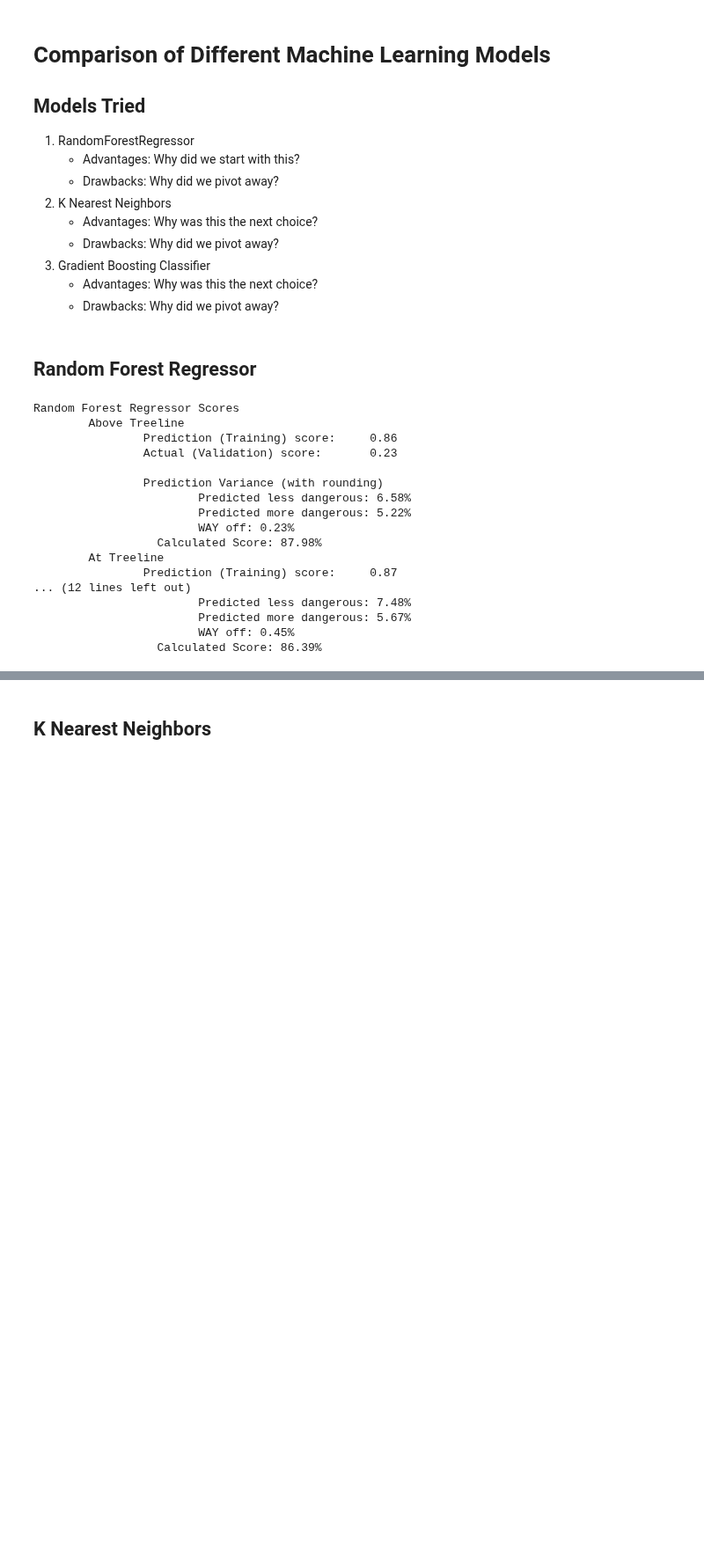
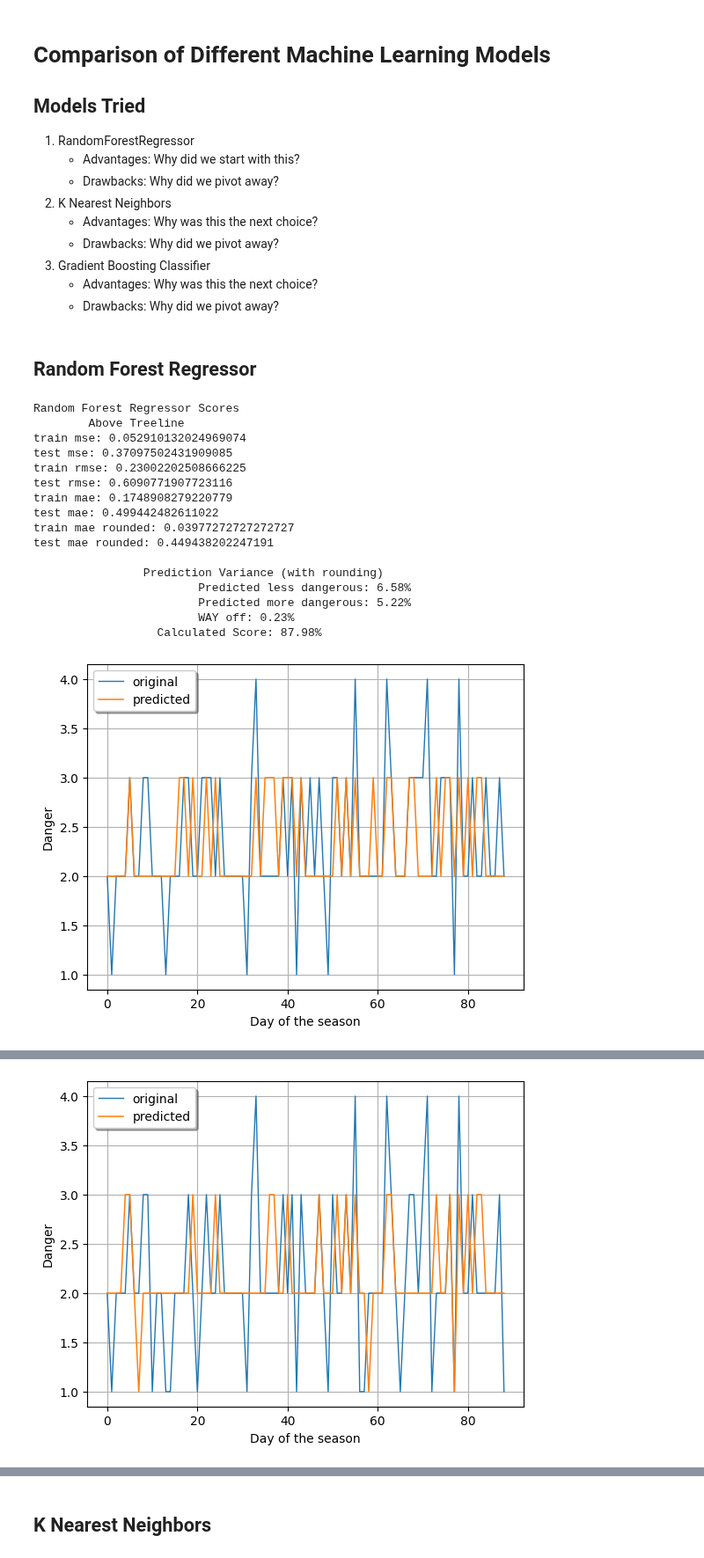
Before and after one commit to itsjpb/470-avalanche-prediction, a Jupyter notebook: jupyter/model_comparison.ipynb, the cells around one changed output, grey strips where cells are left out. Shown at 88% size. Cells and saved outputs as stored; diff of their text form; code cells hidden in the pictures; blank space fills up the shorter version.

Commit message:
Simple plot, bar graph would be better

```diff
--- a/jupyter/model_comparison.ipynb
+++ b/jupyter/model_comparison.ipynb
@@ -16,60 +16,59 @@
 ## Random Forest Regressor
 # %%
 def random_forest_prediction():
+    # --- Load Data ---
     import pandas as pd
-
     ESN = pd.read_csv('../content/csv/FINALDATASET_EastSlopesNorth.csv')
     WSN = pd.read_csv('../content/csv/FINALDATASET_WestSlopesNorth.csv')
     WSS = pd.read_csv('../content/csv/FINALDATASET_WestSlopesSouth.csv')
-
     assert all(ESN.columns) == all(WSN.columns) and all(ESN.columns) == all(WSS.columns), \
         'All dataframes should have the same columns'
-
-        # Combine dataframes
-
+    # Combine dataframes
     DATA = pd.concat([ESN, WSN, WSS], axis=0, ignore_index=True)
-
     # Show any rows with NaN
     DATA[DATA.isna().any(axis=1)]
-
     # Todo: try dropping NaN columns instead
     DATA.fillna(DATA.mean(numeric_only=True), inplace=True)
-
     # Todo: should we try to use these?
     DATA.drop(['Date', 'Area'], axis=1, inplace=True)
-
-    # Try normalizing: does not help
-    # for col in DATA.columns:
-        # DATA[col] = (DATA[col]-DATA[col].mean())/DATA[col].std()
-    # DATA=(DATA-DATA.min())/(DATA.max()-DATA.min())
-
     # Can uncomment to make prediction better
     DATA.drop(
         ['Yesterday Danger Above Treeline',
          'Yesterday Danger At Treeline',
          'Yesterday Danger Below Treeline'], axis=1, inplace=True)
+    # --- Done Loading Data ---
 
-    from sklearn.model_selection import train_test_split
-    from sklearn.metrics import r2_score
-    from sklearn.ensemble import RandomForestRegressor
+    # --- Train Model ---
+    def make_prediction_rfr(df, y_col):
+        from sklearn.model_selection import train_test_split
+        from sklearn.metrics import r2_score, mean_squared_error, mean_absolute_error
+        from sklearn.ensemble import RandomForestRegressor
 
-    def make_prediction_rfr(df, y_col):
+        # Separate columns
         x = df.drop(y_col, axis=1)
         y = df[y_col]
 
         x_train, x_test, y_train, y_test = train_test_split(x, y, random_state=42, test_size=0.2)
 
         rf_regressor = RandomForestRegressor(random_state=42)
-
         rf_regressor.fit(x_train, y_train)
 
         y_pred_train = rf_regressor.predict(x_train)
         y_pred_test = rf_regressor.predict(x_test)
 
         print('\t' + y_col)
-        print('\t\tPrediction (Training) score:\t', '{0:.2f}'.format(r2_score(y_train, y_pred_train)))
-        print('\t\tActual (Validation) score:\t', '{0:.2f}'.format(r2_score(y_test, y_pred_test)))
+        # print('\t\tPrediction (Training) score:\t', '{0:.2f}'.format(r2_score(y_train, y_pred_train)))
+        # print('\t\tActual (Validation) score:\t', '{0:.2f}'.format(r2_score(y_test, y_pred_test)))
+        print('train mse:', mean_squared_error(y_train, y_pred_train))
+        print('test mse:', mean_squared_error(y_test, y_pred_test))
+        print('train rmse:', mean_squared_error(y_train, y_pred_train)**.5)
+        print('test rmse:', mean_squared_error(y_test, y_pred_test)**.5)
+        print('train mae:', mean_absolute_error(y_train, y_pred_train))
+        print('test mae:', mean_absolute_error(y_test, y_pred_test))
+        print('train mae rounded:', mean_absolute_error(y_train, [round(y) for y in y_pred_train]))
+        print('test mae rounded:', mean_absolute_error(y_test, [round(y) for y in y_pred_test]))
 
+        # Perform own evaluation
         predicted = rf_regressor.predict(x)
         actual = y
         assert len(predicted) == len(actual)
@@ -94,39 +93,52 @@ def random_forest_prediction():
         correct_pct = '{0:.2f}'.format(100.0*(total - under_predict - over_predict - way_off) / total)
         print('\n\t\tPrediction Variance (with rounding)')
         print('\t\t\tPredicted less dangerous:', f'{under_pct}%')
         print('\t\t\tPredicted more dangerous:', f'{over_pct}%')
         print('\t\t\tWAY off:', f'{way_pct}%')
         print('\t\t  Calculated Score:', f'{correct_pct}%')
 
+        # https://www.datatechnotes.com/2020/09/regression-example-with-randomforestregressor.html
+        import matplotlib.pyplot as plt
+        x_ax = range(len(y_test))
+        plt.plot(x_ax, y_test, linewidth=1, label='original')
+        plt.plot(x_ax, [round(y) for y in y_pred_test], linewidth=1.1, label='predicted')
+        plt.xlabel('Day of the season')
+        plt.ylabel('Danger')
+        plt.legend(loc='best', fancybox=True, shadow=True)
+        plt.grid(True)
+        plt.show()
+
+
+
 
     # Drop columms that were determined to hurt the prediction
     DATA.drop(['Total Snowfall 24hr', 'Total Snowfall 72hr'], axis=1, inplace=True)
 
     above_treeline = DATA.drop(['At Treeline', 'Below Treeline'], axis=1)
     at_treeline = DATA.drop(['Above Treeline', 'Below Treeline'], axis=1)
     below_treeline = DATA.drop(['Above Treeline', 'At Treeline'], axis=1)
 
     print('Random Forest Regressor Scores')
     make_prediction_rfr(above_treeline, 'Above Treeline')
     make_prediction_rfr(at_treeline, 'At Treeline')
     make_prediction_rfr(below_treeline, 'Below Treeline')
 
 random_forest_prediction()
 # %% [output]
 Random Forest Regressor Scores
         Above Treeline
-                Prediction (Training) score:     0.86
-                Actual (Validation) score:       0.23
+train mse: 0.052910132024969074
+test mse: 0.37097502431909085
+train rmse: 0.23002202508666225
+test rmse: 0.6090771907723116
+train mae: 0.1748908279220779
+test mae: 0.499442482611022
+train mae rounded: 0.03977272727272727
+test mae rounded: 0.449438202247191
 
                 Prediction Variance (with rounding)
                         Predicted less dangerous: 6.58%
                         Predicted more dangerous: 5.22%
                         WAY off: 0.23%
                   Calculated Score: 87.98%
-        At Treeline
-                Prediction (Training) score:     0.87
-... (12 lines left out)
-                        Predicted less dangerous: 7.48%
-                        Predicted more dangerous: 5.67%
-                        WAY off: 0.45%
-                  Calculated Score: 86.39%
+[figure, added]
@@ -132,0 +160 @@ Random Forest Regressor Scores
+[figure, added]
```
Also changed, not shown: parts of 1 cell of this notebook.
